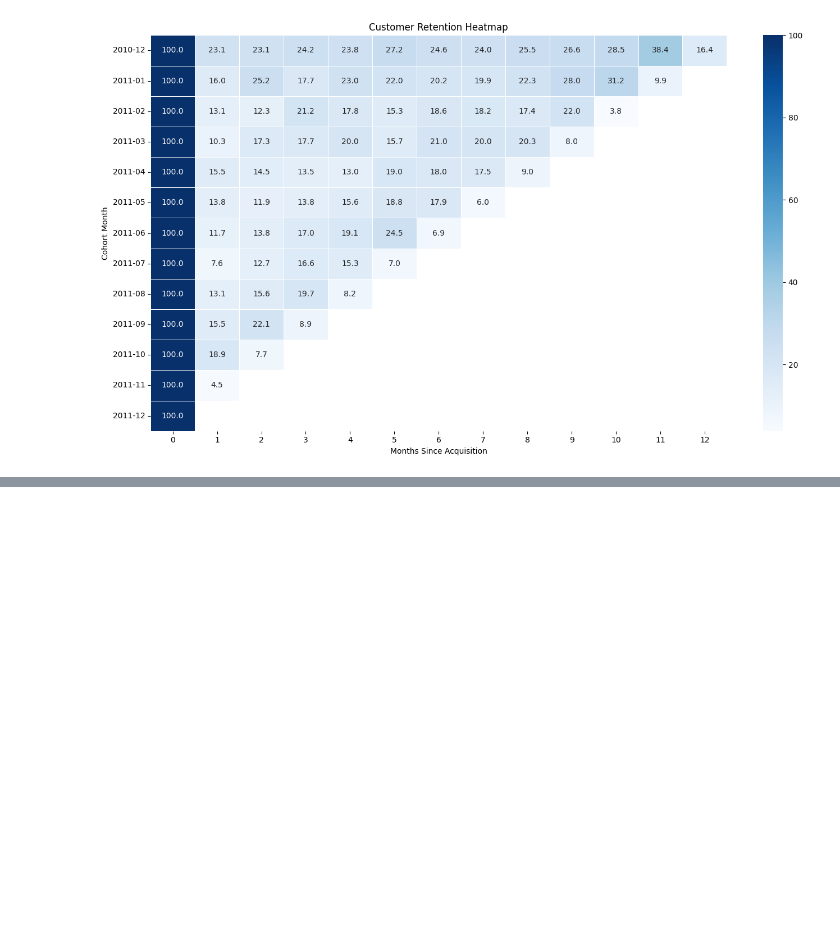
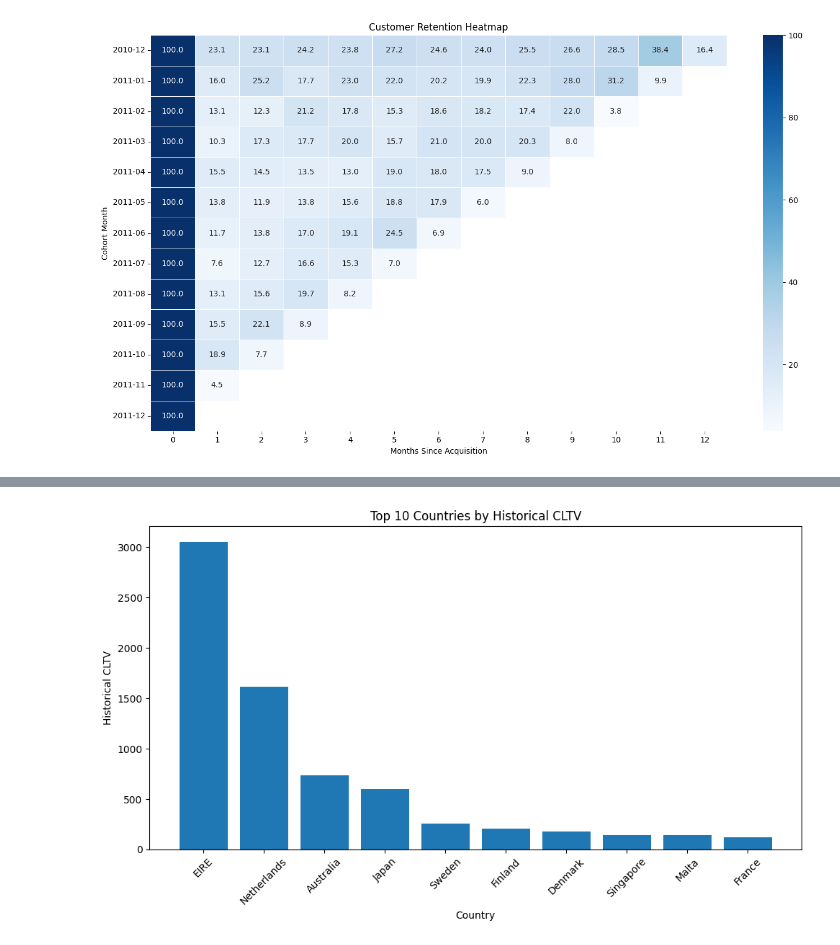
Before and after one commit to ThejaswiBhat/Internship-Project-1, a Jupyter notebook: Notebooks/cohort_retention_cltv_analysis.ipynb.ipynb, the cells around one changed output, grey strips where cells are left out. Drawn from its saved outputs; the diff is of its cells as text; code cells hidden in the pictures; blank space fills up the shorter version.

Commit message:
Calculated historical cltv

```diff
--- a/Notebooks/cohort_retention_cltv_analysis.ipynb.ipynb
+++ b/Notebooks/cohort_retention_cltv_analysis.ipynb.ipynb
@@ -404,0 +347,7 @@ customer_summary.head()
+# %%
+country_cltv["Average_Order_Value"] = (
+    country_cltv["Total_Revenue"] /
+    country_cltv["Total_Orders"]
+)
+
+country_cltv.head()
@@ -404,0 +363,7 @@ customer_summary.head()
+# %%
+country_cltv["Purchase_Frequency"] = (
+    country_cltv["Total_Orders"] /
+    country_cltv["Total_Customers"]
+)
+
+country_cltv.head()
@@ -404,0 +381,7 @@ customer_summary.head()
+# %%
+country_cltv["Historical_CLTV"] = (
+    country_cltv["Average_Order_Value"] *
+    country_cltv["Purchase_Frequency"]
+)
+
+country_cltv.head()
@@ -404,0 +395,7 @@ customer_summary.head()
+# %%
+country_cltv = country_cltv.sort_values(
+    by="Historical_CLTV",
+    ascending=False
+)
+
+country_cltv.head(10)
@@ -404,0 +414,15 @@ customer_summary.head()
+# %%
+top10_cltv = country_cltv.head(10)
+
+plt.figure(figsize=(10,6))
+plt.bar(top10_cltv["Country"], top10_cltv["Historical_CLTV"])
+
+plt.title("Top 10 Countries by Historical CLTV")
+plt.xlabel("Country")
+plt.ylabel("Historical CLTV")
+plt.xticks(rotation=45)
+
+plt.tight_layout()
+plt.show()
+# %% [output]
+[figure, added]
```
Also changed, not shown: parts of 37 cells of this notebook.
